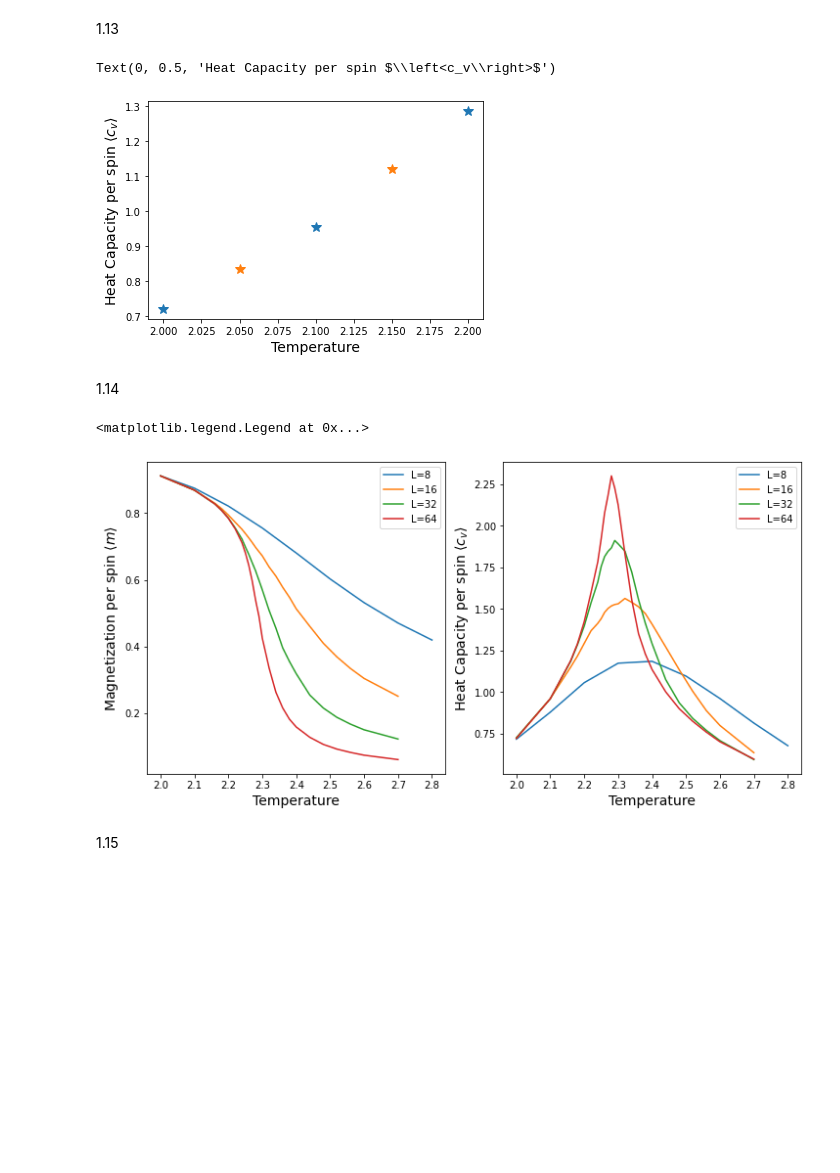
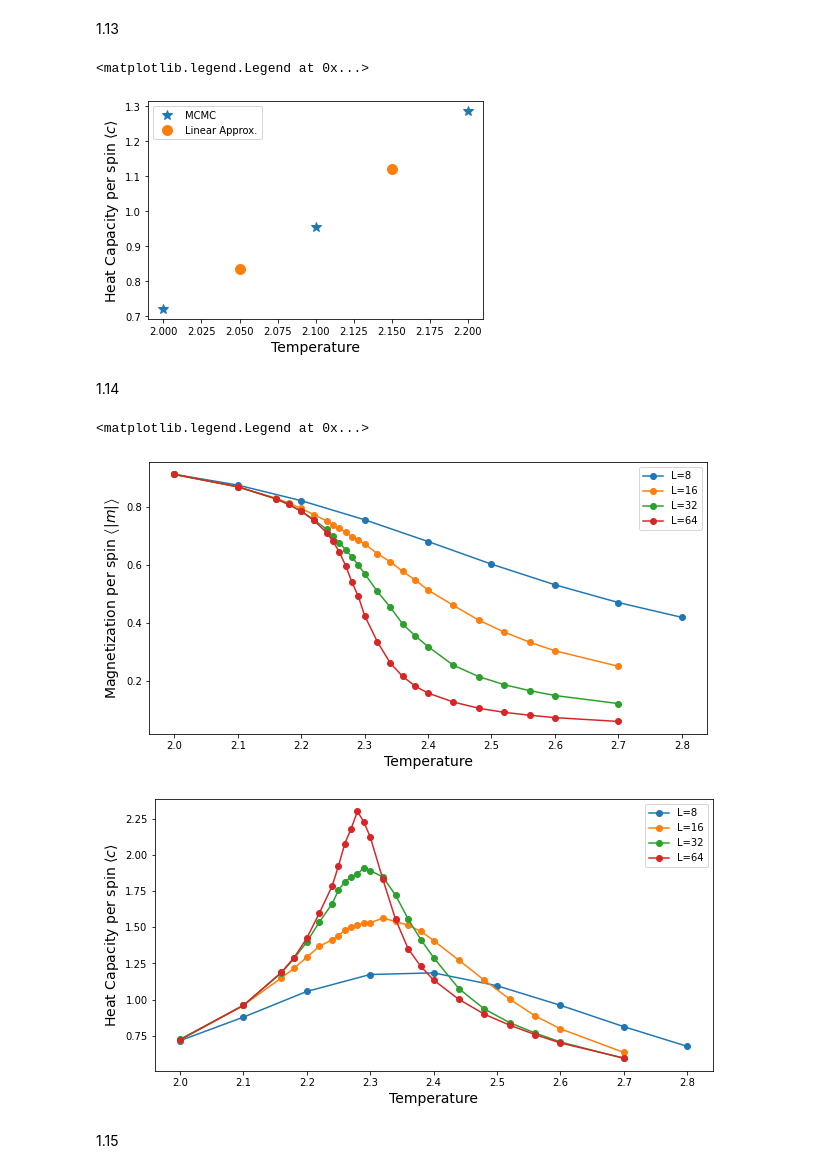
Before and after one commit to klashenriksson/MCSim_CPF, a Jupyter notebook: analysis/result_analyzer.ipynb, the cells around one changed output. Saved outputs shown, nothing was run; the diff lists cells and outputs as text; code cells hidden in the pictures; blank space fills up the shorter version.

```diff
--- a/analysis/result_analyzer.ipynb
+++ b/analysis/result_analyzer.ipynb
@@ -18,46 +18,49 @@ Cv = [
 ]
 
 fig, ax = plt.subplots()
-ax.plot([T[0], T[1], T[2]], [0.720658, 0.956355, 1.286038], '*', markersize=10)
-ax.plot([2.05, 2.15], Cv, '*', markersize=10)
+ax.plot([T[0], T[1], T[2]], [0.720658, 0.956355, 1.286038], '*', markersize=10, label="MCMC")
+ax.plot([2.05, 2.15], Cv, 'o', markersize=10, label="Linear Approx.")
 ax.set_xlabel("Temperature", fontsize=14)
-ax.set_ylabel(r"Heat Capacity per spin $\left<c_v\right>$", fontsize=14)
+ax.set_ylabel(r"Heat Capacity per spin $\left<c\right>$", fontsize=14)
+ax.legend()
 # %% [output]
-Text(0, 0.5, 'Heat Capacity per spin $\\left<c_v\\right>$')
+<matplotlib.legend.Legend at 0x...>
-[figure, old version]
+[figure, new version]
 # %% [markdown]
 1.14
 # %%
 df = pd.read_csv("Metro/aggregated_results.txt", sep=" ")
 
 L_8s = df[df["L"] == 8]
 L_16s = df[df["L"] == 16]
 L_32s = df[df["L"] == 32]
 L_64s = df[df["L"] == 64]
 
 Ls = [L_8s, L_16s, L_32s, L_64s]
 
-fig, (ax1, ax2) = plt.subplots(1,2, figsize=(10, 5), layout='constrained')
+fig1, ax1 = plt.subplots(figsize=(10, 5))
+fig2, ax2 = plt.subplots(figsize=(10,5))
 for data in Ls:
     Ts = data["T"]
     Cvs = data["Cv"]
     m = data["m"]
     L = data["L"].iloc[0]
 
-    ax1.plot(Ts, m, label=f"L={L}")
-    ax2.plot(Ts, Cvs, label=f"L={L}")
+    ax1.plot(Ts, m, '-o', label=f"L={L}")
+    ax2.plot(Ts, Cvs, '-o', label=f"L={L}")
 
 
 ax1.set_xlabel("Temperature", fontsize=14)
-ax1.set_ylabel(r"Magnetization per spin $\left<m\right>$", fontsize=14)
+ax1.set_ylabel(r"Magnetization per spin $\left<\|m\|\right>$", fontsize=14)
 ax1.legend()
 
 ax2.set_xlabel("Temperature", fontsize=14)
-ax2.set_ylabel(r"Heat Capacity per spin $\left<c_v\right>$", fontsize=14)
+ax2.set_ylabel(r"Heat Capacity per spin $\left<c\right>$", fontsize=14)
 ax2.legend()
 # %% [output]
 <matplotlib.legend.Legend at 0x...>
-[figure, old version]
+[figure, new version]
+[figure, added]
 # %% [markdown]
 1.15
 # %%
```
Also changed, not shown: parts of 2 cells of this notebook.
